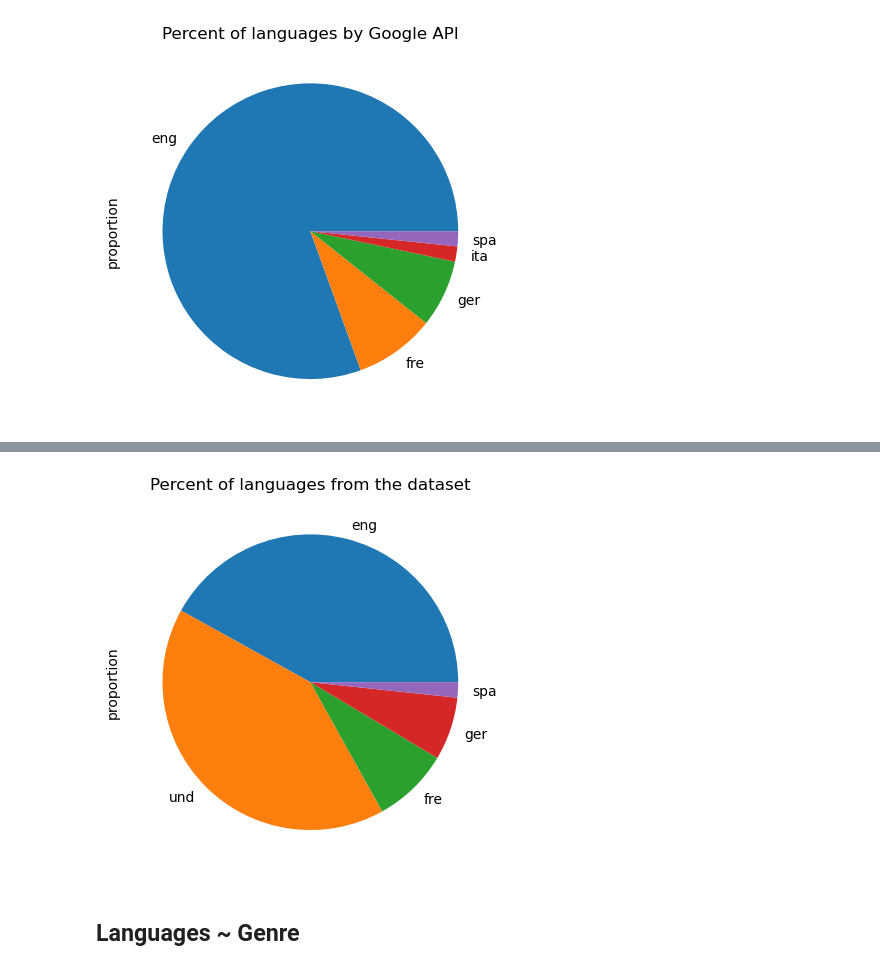
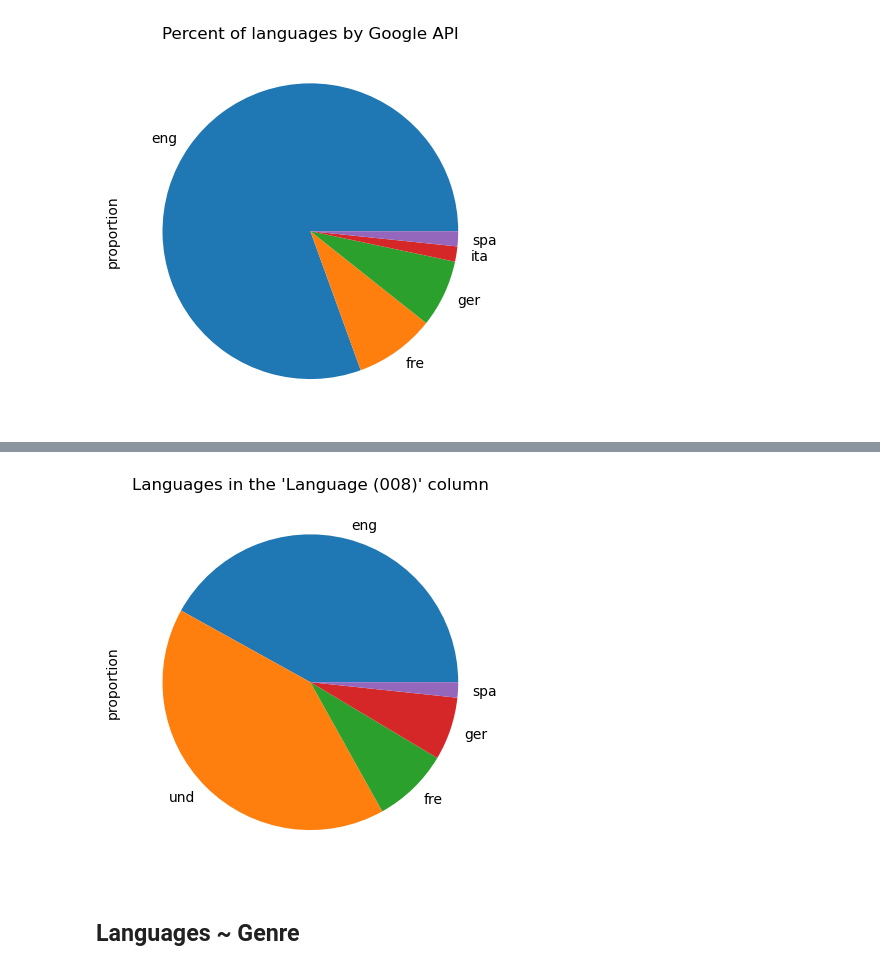
Before and after one commit to petar-soldo/IDH25-individual, a Jupyter notebook: IDH-individual.ipynb, the cells around one changed output, grey strips where cells are left out. Saved outputs shown, nothing was run; the diff lists cells and outputs as text; code cells hidden in the pictures.

```diff
--- a/IDH-individual.ipynb
+++ b/IDH-individual.ipynb
@@ -167,7 +176,7 @@ lang_py_plot = langs_py.value_counts(normalize = True)[0:5].plot(kind='pie', tit
 # %%
-lang_data_plot = langs_data.value_counts(normalize = True)[0:5].plot(kind='pie', title = "Percent of languages from the dataset")
+lang_data_plot = langs_data.value_counts(normalize = True)[0:5].plot(kind='pie', title = "Languages in the 'Language (008)' column")
 # %% [output]
-[figure, old version]
+[figure, new version]
 # %%
 lang_google_plot.figure.savefig('lang-google-perc.jpg')
 lang_py_plot.figure.savefig('lang-py-perc.jpg')
```
Also changed, not shown: parts of 31 cells of this notebook, 1 other file.
